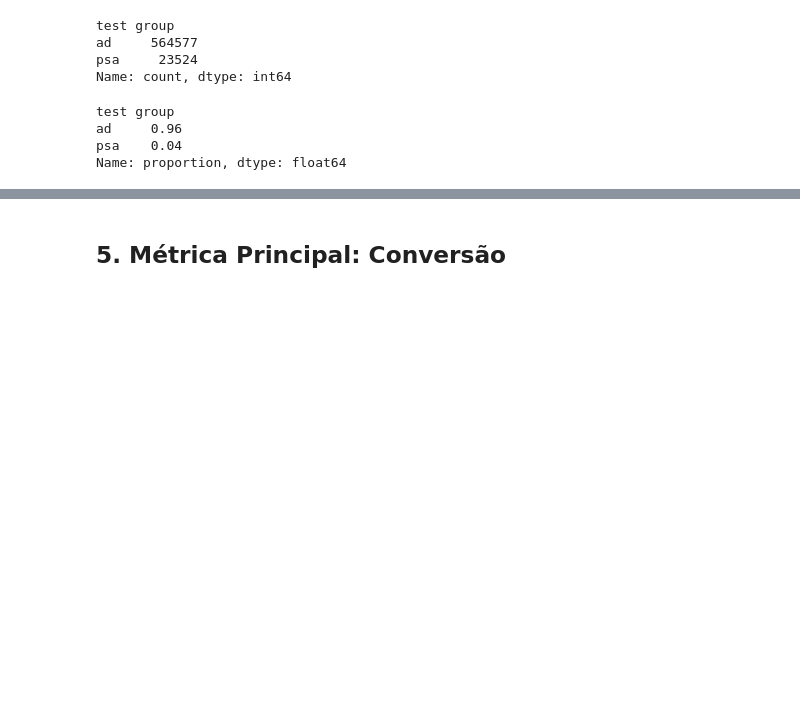
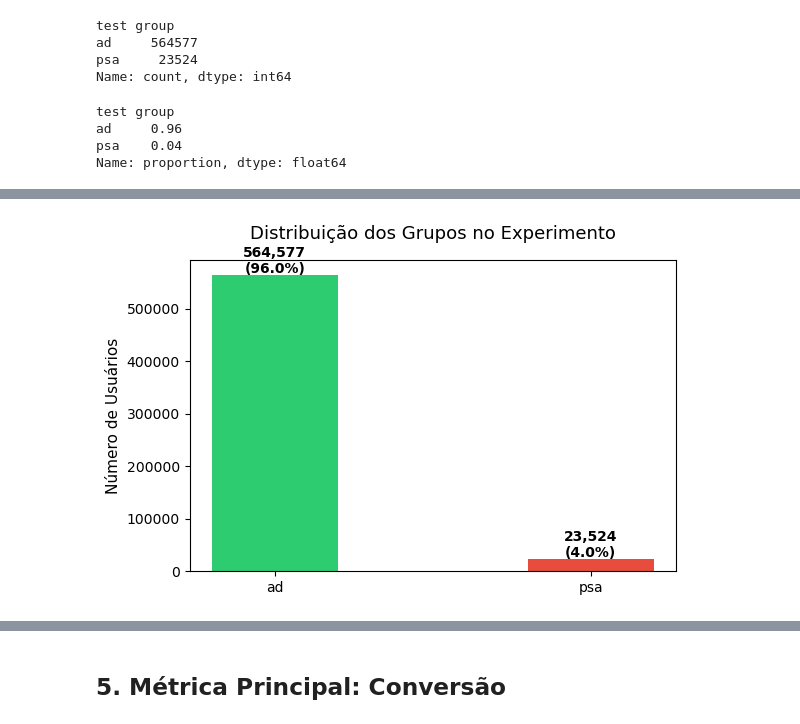
Before and after one commit to Leticia0587/marketing-ab-testing-statistical-inference, a Jupyter notebook: notebooks/01_exploratory_analysis.ipynb, the cells around one changed output, grey strips where cells are left out. Drawn from its saved outputs; the diff is of its cells as text; code cells hidden in the pictures; blank space fills up the shorter version.

```diff
--- a/notebooks/01_exploratory_analysis.ipynb
+++ b/notebooks/01_exploratory_analysis.ipynb
@@ -102,0 +110,19 @@ Name: proportion, dtype: float64
+# %%
+# Visualização do desbalanceamento
+fig, ax = plt.subplots(figsize=(6, 4))
+
+contagens = df['test group'].value_counts()
+ax.bar(contagens.index, contagens.values,
+       color=['#2ecc71', '#e74c3c'], width=0.4)
+
+ax.set_title('Distribuição dos Grupos no Experimento', fontsize=13, pad=15)
+ax.set_ylabel('Número de Usuários', fontsize=11)
+
+for i, (grupo, val) in enumerate(contagens.items()):
+    ax.text(i, val + 3000, f'{val:,}\n({val/len(df):.1%})',
+            ha='center', fontsize=10, fontweight='bold')
+
+plt.tight_layout()
+plt.show()
+# %% [output]
+[figure, added]
```
Also changed, not shown: parts of 4 cells of this notebook, 3 other files.
